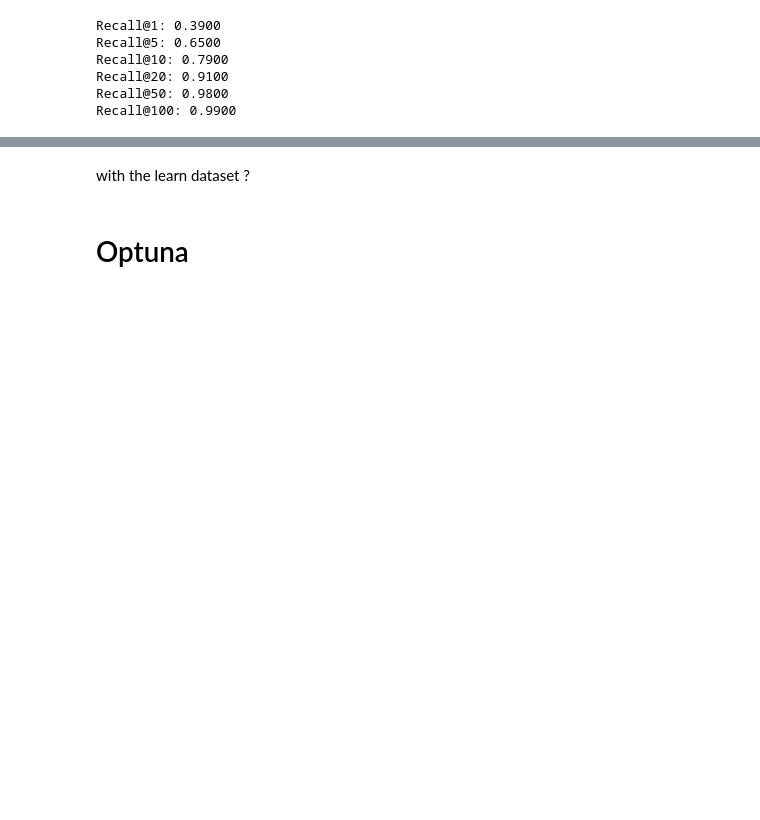
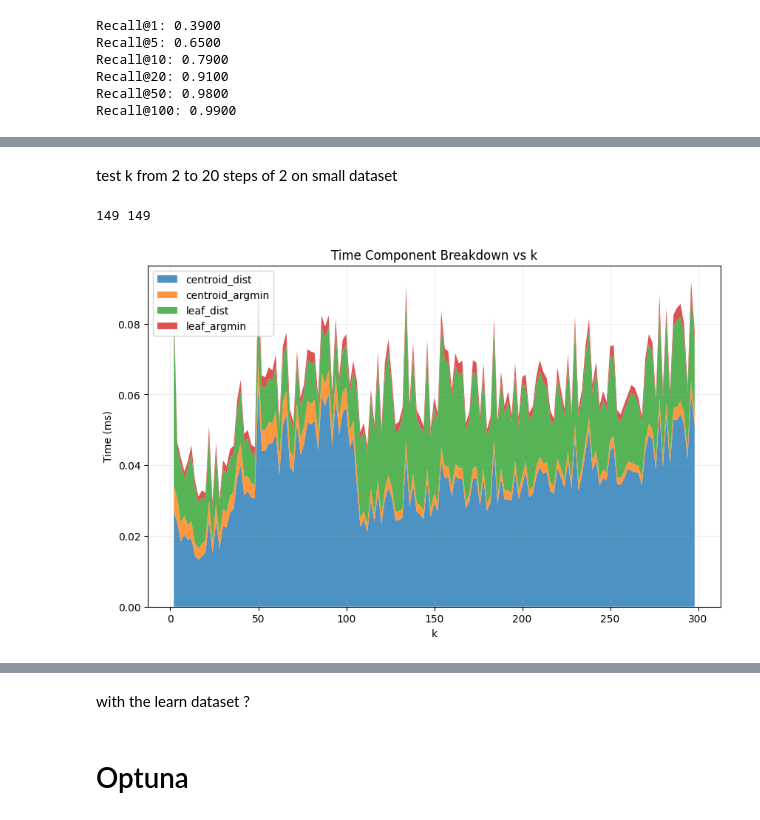
Before and after one commit to SirPhilip3/2nd-assignment-lmd-hkm, a Jupyter notebook: hkm.ipynb, the cells around one changed output, grey strips where cells are left out. Drawn from its saved outputs; the diff is of its cells as text; code cells hidden in the pictures; blank space fills up the shorter version.

```diff
--- a/hkm.ipynb
+++ b/hkm.ipynb
@@ -489,0 +512,47 @@ Text(0, 0.5, 'Median Query Time (ms)')
+# %% [markdown]
+test k from 2 to 20 steps of 2 on small dataset
+# %%
+k_values_successful = []
+queries_time_per_k = []
+
+for k in range(2, 300, 2):
+    try:
+        tree = hkm(fvecs_base, k=k, L_max=5, N_min=100)
+    except Exception:
+        print(f"Failed to build tree with k={k}")
+        continue
+
+    perf_for_this_k = []
+    for q in fvecs_query:
+        _, perf_obj = hkm_search(tree, q)
+        perf_for_this_k.append(perf_obj)
+
+    k_values_successful.append(k)
+    queries_time_per_k.append(perf_for_this_k)
+
+centroid_dist_medians = [np.median([p.centroid_distances_time for p in perf]) for perf in queries_time_per_k]
+centroid_argm_medians = [np.median([p.centroid_argmin_time for p in perf]) for perf in queries_time_per_k]
+leaf_dist_medians     = [np.median([p.leaf_distances_time for p in perf]) for perf in queries_time_per_k]
+leaf_argm_medians     = [np.median([p.leaf_argmin_time for p in perf]) for perf in queries_time_per_k]
+
+print(len(k_values_successful), len(centroid_dist_medians))  # devono coincidere
+
+plt.figure(figsize=(10, 6))
+plt.stackplot(
+    k_values_successful,
+    centroid_dist_medians,
+    centroid_argm_medians,
+    leaf_dist_medians,
+    leaf_argm_medians,
+    labels=["centroid_dist", "centroid_argmin", "leaf_dist", "leaf_argmin"],
+    alpha=0.8
+)
+plt.xlabel("k")
+plt.ylabel("Time (ms)")
+plt.title("Time Component Breakdown vs k")
+plt.legend(loc="upper left")
+plt.grid(alpha=0.2)
+plt.show()
+# %% [output]
+149 149
+[figure, added]
```
Also changed, not shown: parts of 16 cells of this notebook, 1 other file.
